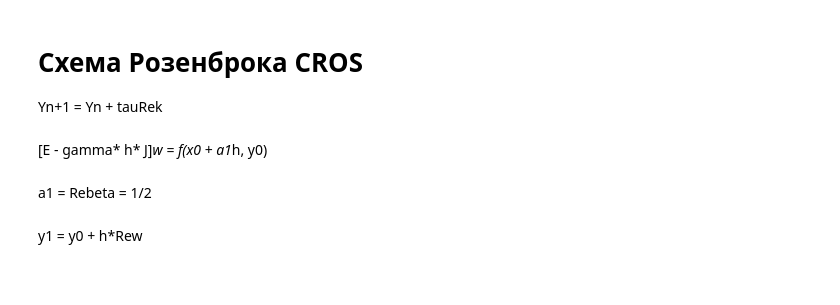
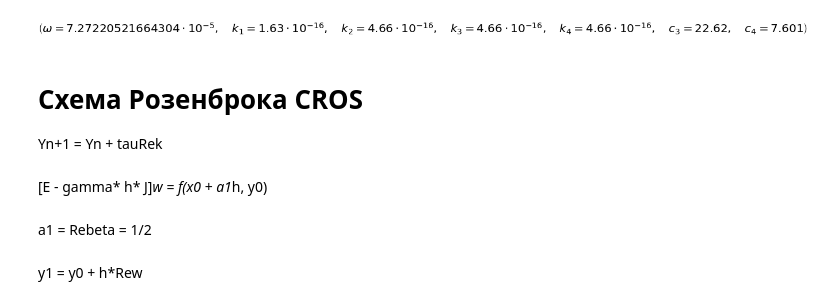
Before and after one commit to verwindle/calc_math_2_task, a Jupyter notebook: calc_math.ipynb, the cells around one changed output. Saved outputs shown, nothing was run; the diff lists cells and outputs as text; code cells hidden in the pictures; blank space fills up the shorter version.

```diff
--- a/calc_math.ipynb
+++ b/calc_math.ipynb
@@ -16,3 +54,13 @@ c3, c4 = 22.62, 7.601
+# %%
+sp.Eq(omega,np.pi/43200), \
+sp.Eq(k1,1.63e-16), \
+sp.Eq(k2,4.66e-16), \
+sp.Eq(k3,4.66e-16), \
+sp.Eq(k4,4.66e-16), \
+sp.Eq(c3,22.62), \
+sp.Eq(c4,7.601)  # вид
+# %% [output]
+[figure, added]
 # %%
 t = np.arange(0, 432, 1)  # step of 1 second
 def light_dep(w, c, m):  # m for fit in velocities
```
Also changed, not shown: parts of 23 cells of this notebook.
